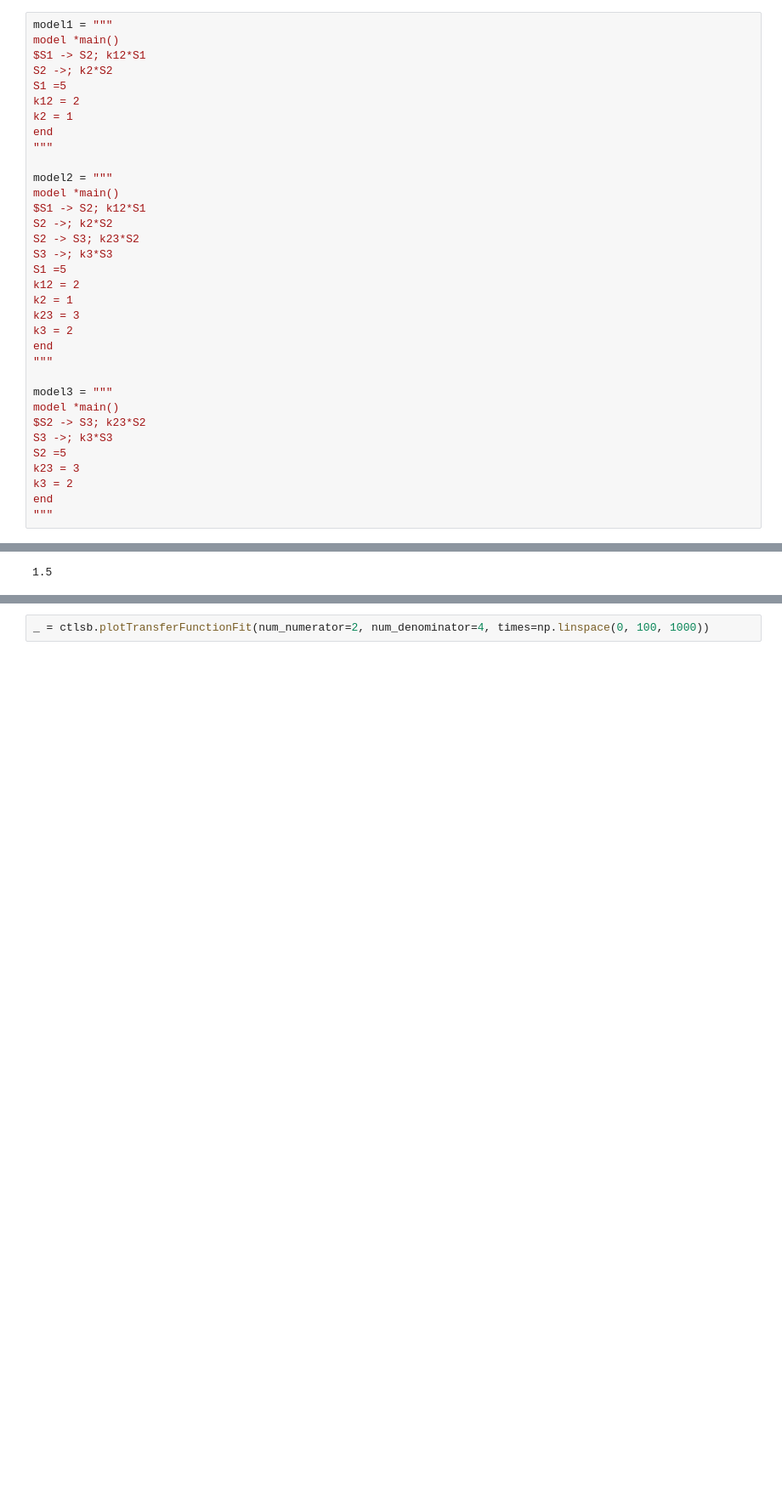
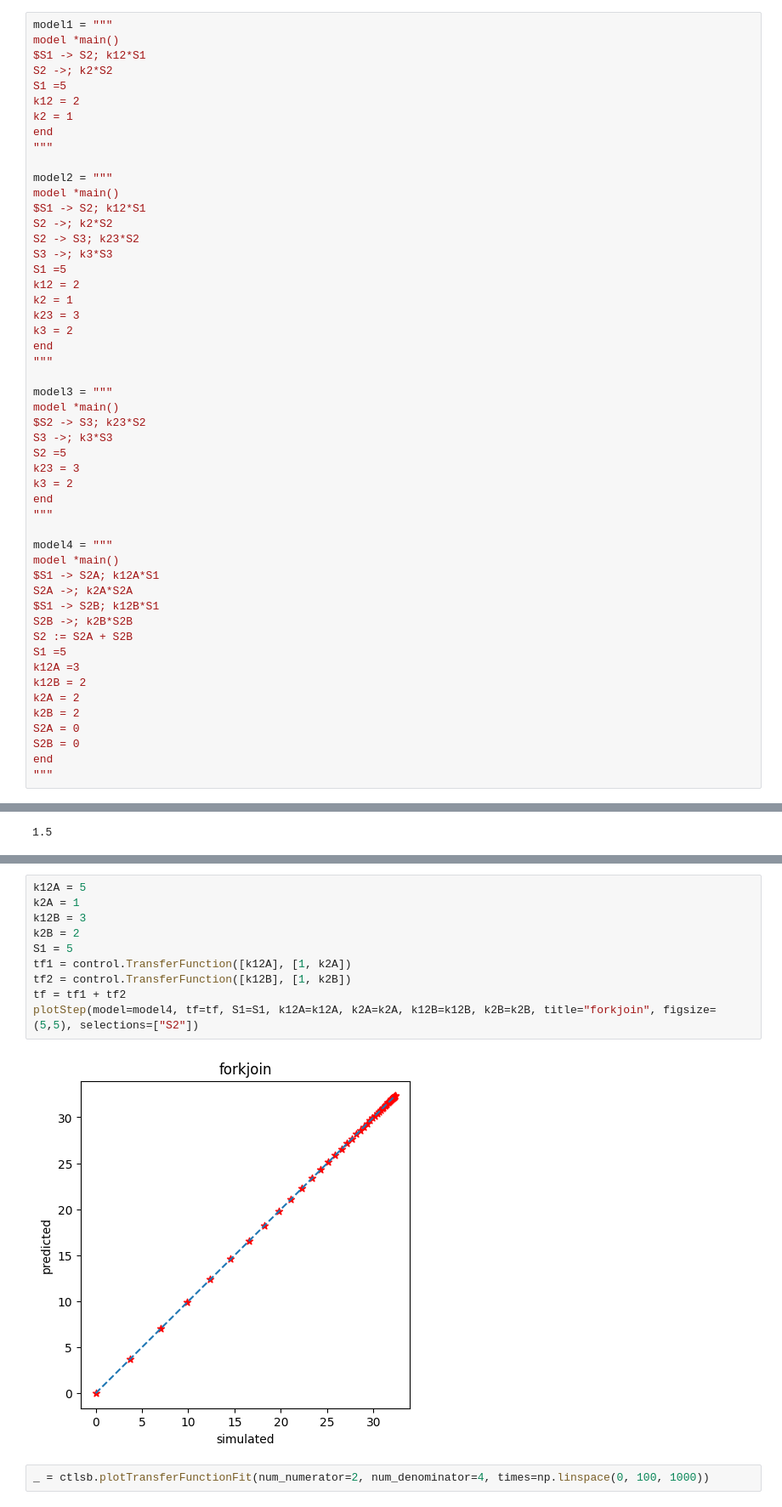
Before and after one commit to joseph-hellerstein/linear_reaction_networks, a Jupyter notebook: notebooks/Theory_Of_Approximate_Reaction_Networks.ipynb, the cells around one changed output, grey strips where cells are left out. Shown: that part at 85% size. Cells and saved outputs as stored; diff of their text form; blank space fills up the shorter version.

```diff
--- a/notebooks/Theory_Of_Approximate_Reaction_Networks.ipynb
+++ b/notebooks/Theory_Of_Approximate_Reaction_Networks.ipynb
@@ -240,3 +296,20 @@ k23 = 3
 k3 = 2
 end
 """
+
+model4 = """
+model *main()
+$S1 -> S2A; k12A*S1
+S2A ->; k2A*S2A
+$S1 -> S2B; k12B*S1
+S2B ->; k2B*S2B
+S2 := S2A + S2B
+S1 =5
+k12A =3
+k12B = 2
+k2A = 2
+k2B = 2
+S2A = 0
+S2B = 0
+end
+"""
@@ -310,3 +372,15 @@ _ = ctlsb.plotModel(markers=["", "", ""])
+# %%
+k12A = 5
+k2A = 1
+k12B = 3
+k2B = 2
+S1 = 5
+tf1 = control.TransferFunction([k12A], [1, k2A])
+tf2 = control.TransferFunction([k12B], [1, k2B])
+tf = tf1 + tf2
+plotStep(model=model4, tf=tf, S1=S1, k12A=k12A, k2A=k2A, k12B=k12B, k2B=k2B, title="forkjoin", figsize=(5,5), selections=["S2"])
+# %% [output]
+[figure, added]
 # %%
 _ = ctlsb.plotTransferFunctionFit(num_numerator=2, num_denominator=4, times=np.linspace(0, 100, 1000))
 # %% [output]
```
Also changed, not shown: parts of 24 cells of this notebook, 3 other files.
